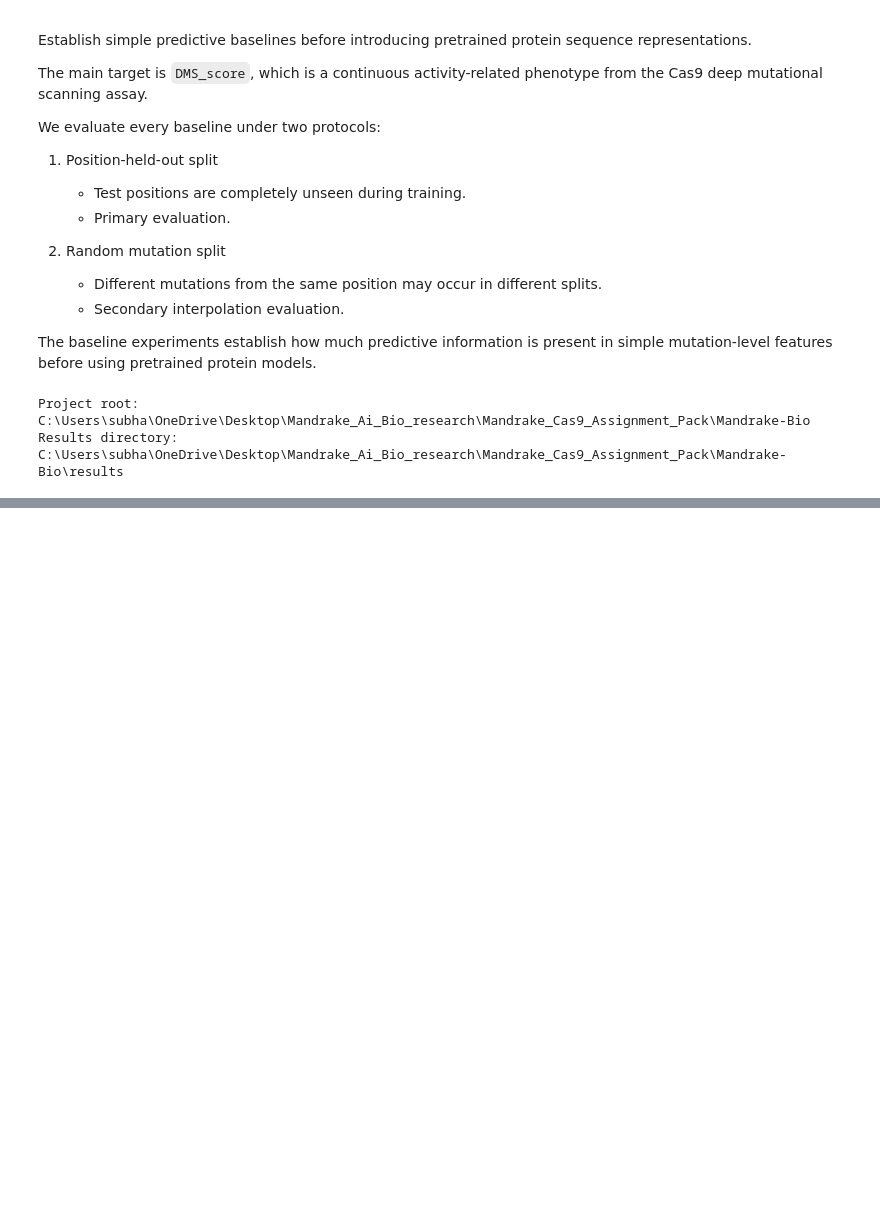
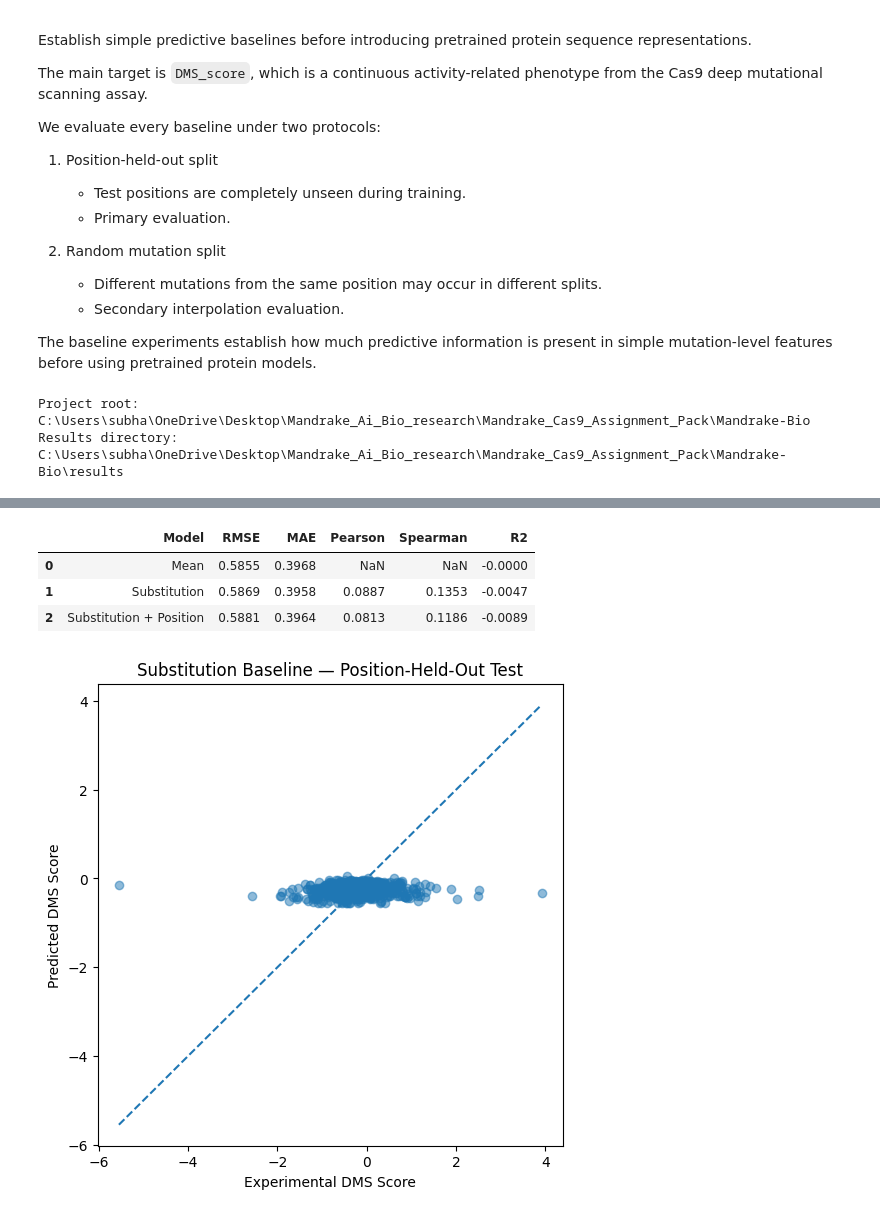
Before and after one commit to subhash-kurmana/Mandrake-Bio, a Jupyter notebook: notebooks/02_baselines_and_protein_model.ipynb, the cells around one changed output, grey strips where cells are left out. Drawn from its saved outputs; the diff is of its cells as text; code cells hidden in the pictures; blank space fills up the shorter version.

```diff
--- a/notebooks/02_baselines_and_protein_model.ipynb
+++ b/notebooks/02_baselines_and_protein_model.ipynb
@@ -85,0 +373,16 @@ Dataset shape: (8117, 7)
+# %%
+substitution_test_pred = (
+    substitution_model.predict(
+        test_pos[["substitution"]]
+    )
+)
+
+substitution_test_metrics = regression_metrics(
+    test_pos["DMS_score"],
+    substitution_test_pred
+)
+
+print("Substitution baseline — primary test")
+
+for key, value in substitution_test_metrics.items():
+    print(f"{key}: {value:.4f}")
@@ -85,0 +497,56 @@ Dataset shape: (8117, 7)
+# %%
+baseline_results = pd.DataFrame([
+    {
+        "Model": "Mean",
+        **mean_test_metrics
+    },
+    {
+        "Model": "Substitution",
+        **substitution_test_metrics
+    },
+    {
+        "Model": "Substitution + Position",
+        **position_test_metrics
+    }
+])
+
+display(
+    baseline_results.round(4)
+)
+# %% [output]
+|  | Model | RMSE | MAE | Pearson | Spearman | R2 |
+| 0 | Mean | 0.5855 | 0.3968 | NaN | NaN | -0.0000 |
+| 1 | Substitution | 0.5869 | 0.3958 | 0.0887 | 0.1353 | -0.0047 |
+| 2 | Substitution + Position | 0.5881 | 0.3964 | 0.0813 | 0.1186 | -0.0089 |
+# %%
+plt.figure(figsize=(6, 6))
+
+plt.scatter(
+    test_pos["DMS_score"],
+    substitution_test_pred,
+    alpha=0.5
+)
+
+min_value = min(
+    test_pos["DMS_score"].min(),
+    substitution_test_pred.min()
+)
+
+max_value = max(
+    test_pos["DMS_score"].max(),
+    substitution_test_pred.max()
+)
+
+plt.plot(
+    [min_value, max_value],
+    [min_value, max_value],
+    linestyle="--"
+)
+
+plt.xlabel("Experimental DMS Score")
+plt.ylabel("Predicted DMS Score")
+plt.title("Substitution Baseline — Position-Held-Out Test")
+
+plt.show()
+# %% [output]
+[figure, added]
```
Also changed, not shown: parts of 21 cells of this notebook.
